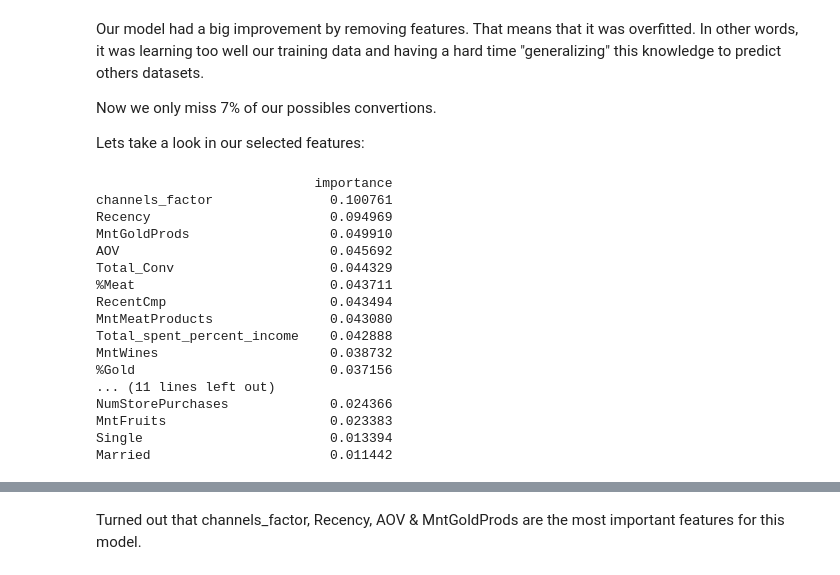
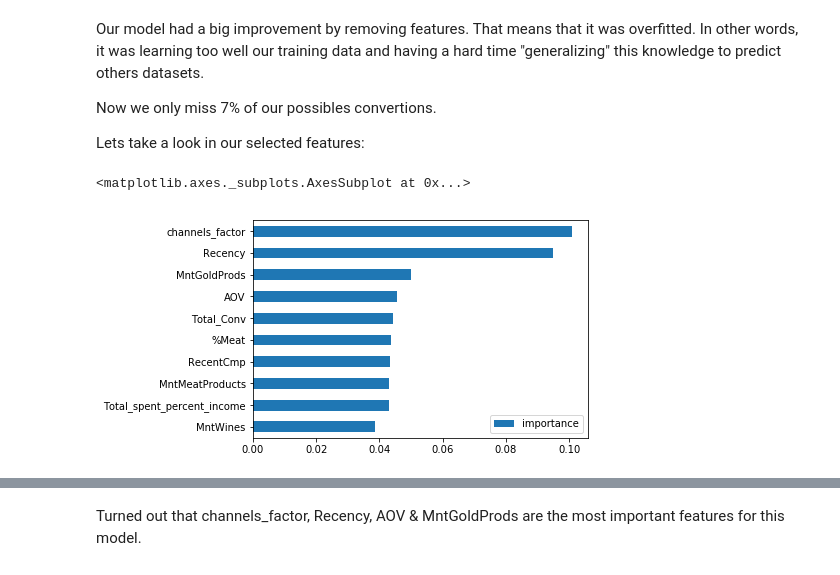
Before and after one commit to augustomolke/CaseIfoodData, a Jupyter notebook: Modelo.ipynb, the cells around one changed output, grey strips where cells are left out. Drawn from its saved outputs; the diff is of its cells as text; code cells hidden in the pictures.

```diff
--- a/Modelo.ipynb
+++ b/Modelo.ipynb
@@ -344,24 +344,9 @@ Lets take a look in our selected features:
 # %%
 feature_importances = pd.DataFrame(randomforest_classifier.feature_importances_,
                                    index = X_train.columns,
                                     columns=['importance']).sort_values('importance',ascending=False)
 
-print(feature_importances)
+feature_importances.sort_values(by='importance').tail(10).plot.barh()
 # %% [output]
-                            importance
-channels_factor               0.100761
-Recency                       0.094969
-MntGoldProds                  0.049910
-AOV                           0.045692
-Total_Conv                    0.044329
-%Meat                         0.043711
-RecentCmp                     0.043494
-MntMeatProducts               0.043080
-Total_spent_percent_income    0.042888
-MntWines                      0.038732
-%Gold                         0.037156
-... (11 lines left out)
-NumStorePurchases             0.024366
-MntFruits                     0.023383
-Single                        0.013394
-Married                       0.011442
+<matplotlib.axes._subplots.AxesSubplot at 0x...>
+[figure, added]
```
Also changed, not shown: parts of 10 cells of this notebook.
